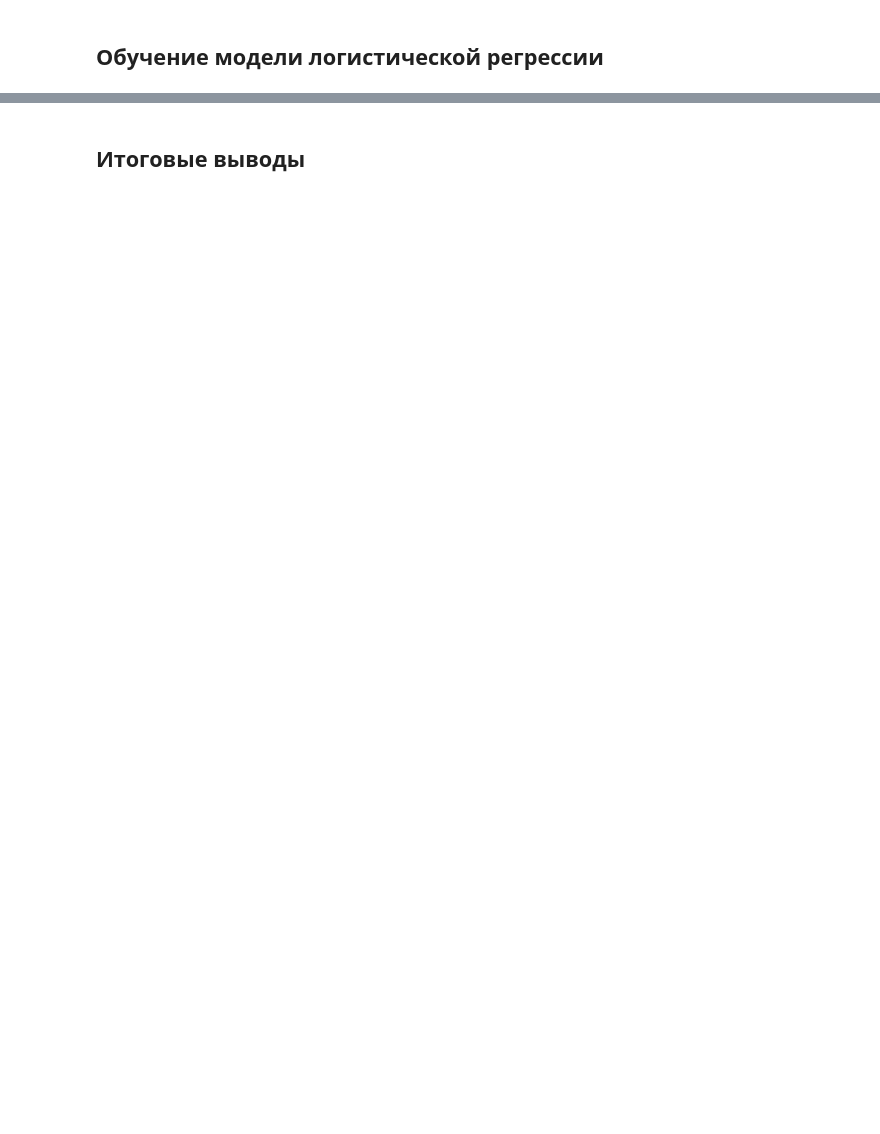
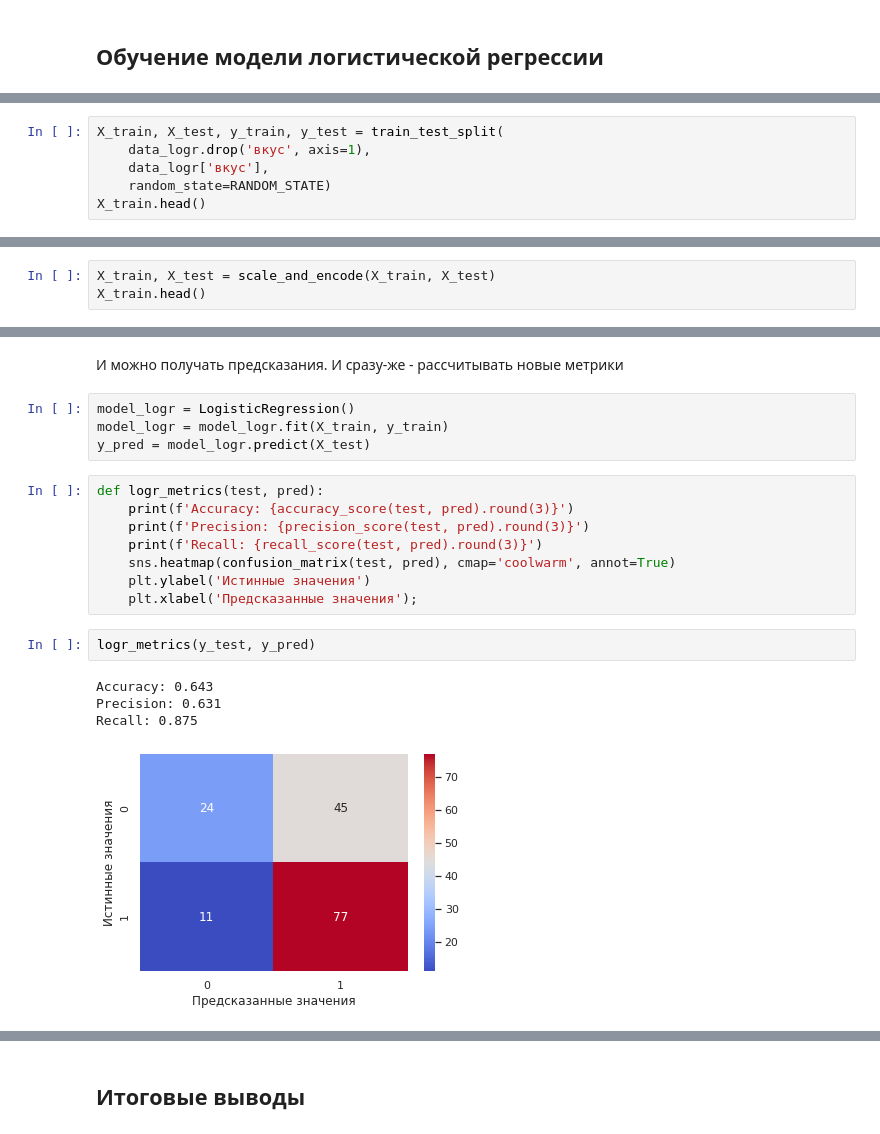
Before and after one commit to Maksim1004/data_science_studying, a Jupyter notebook: cows_and_machine_learning.ipynb, the cells around one changed output, grey strips where cells are left out. Saved outputs shown, nothing was run; the diff lists cells and outputs as text; blank space fills up the shorter version.

```diff
--- a/cows_and_machine_learning.ipynb
+++ b/cows_and_machine_learning.ipynb
@@ -884,0 +918,6 @@ dataset_info(ds_buy, False)
+# %%
+X_train, X_test, y_train, y_test = train_test_split(
+    data_logr.drop('вкус', axis=1),
+    data_logr['вкус'],
+    random_state=RANDOM_STATE)
+X_train.head()
@@ -884,0 +933,3 @@ dataset_info(ds_buy, False)
+# %%
+X_train, X_test = scale_and_encode(X_train, X_test)
+X_train.head()
@@ -884,0 +943,21 @@ dataset_info(ds_buy, False)
+# %% [markdown]
+И можно получать предсказания. И сразу-же - рассчитывать новые метрики
+# %%
+model_logr = LogisticRegression()
+model_logr = model_logr.fit(X_train, y_train)
+y_pred = model_logr.predict(X_test)
+# %%
+def logr_metrics(test, pred):
+    print(f'Accuracy: {accuracy_score(test, pred).round(3)}')
+    print(f'Precision: {precision_score(test, pred).round(3)}')
+    print(f'Recall: {recall_score(test, pred).round(3)}')
+    sns.heatmap(confusion_matrix(test, pred), cmap='coolwarm', annot=True)
+    plt.ylabel('Истинные значения')
+    plt.xlabel('Предсказанные значения');
+# %%
+logr_metrics(y_test, y_pred)
+# %% [output]
+Accuracy: 0.643
+Precision: 0.631
+Recall: 0.875
+[figure, added]
```
Also changed, not shown: parts of 52 cells of this notebook.
